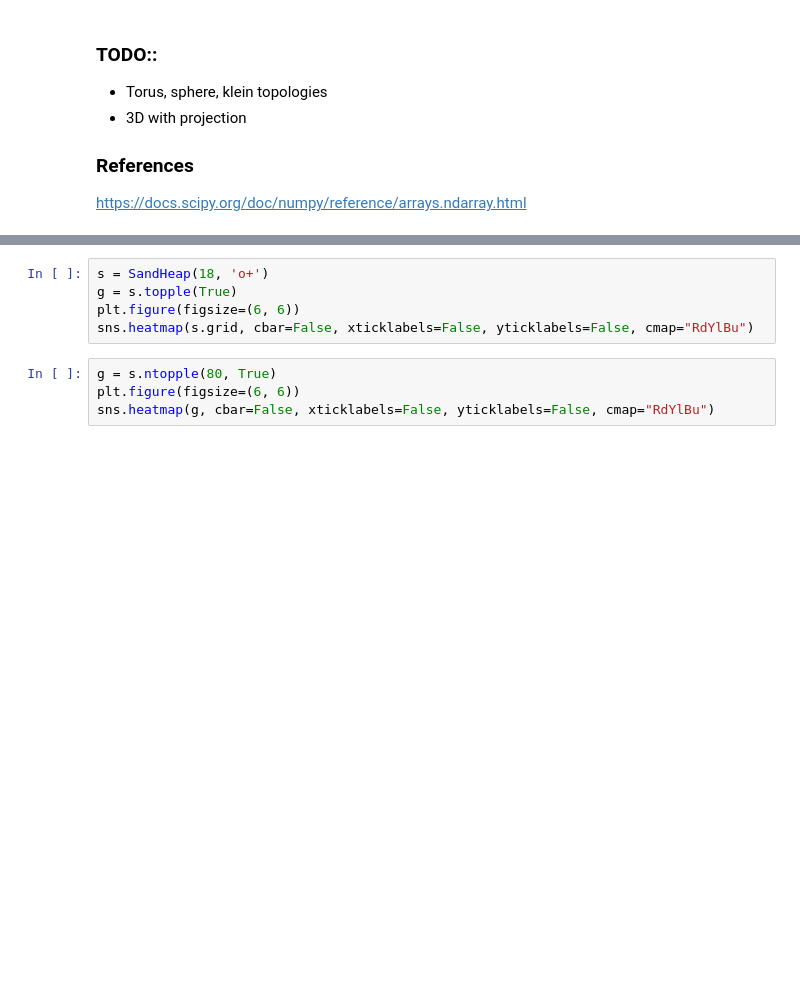
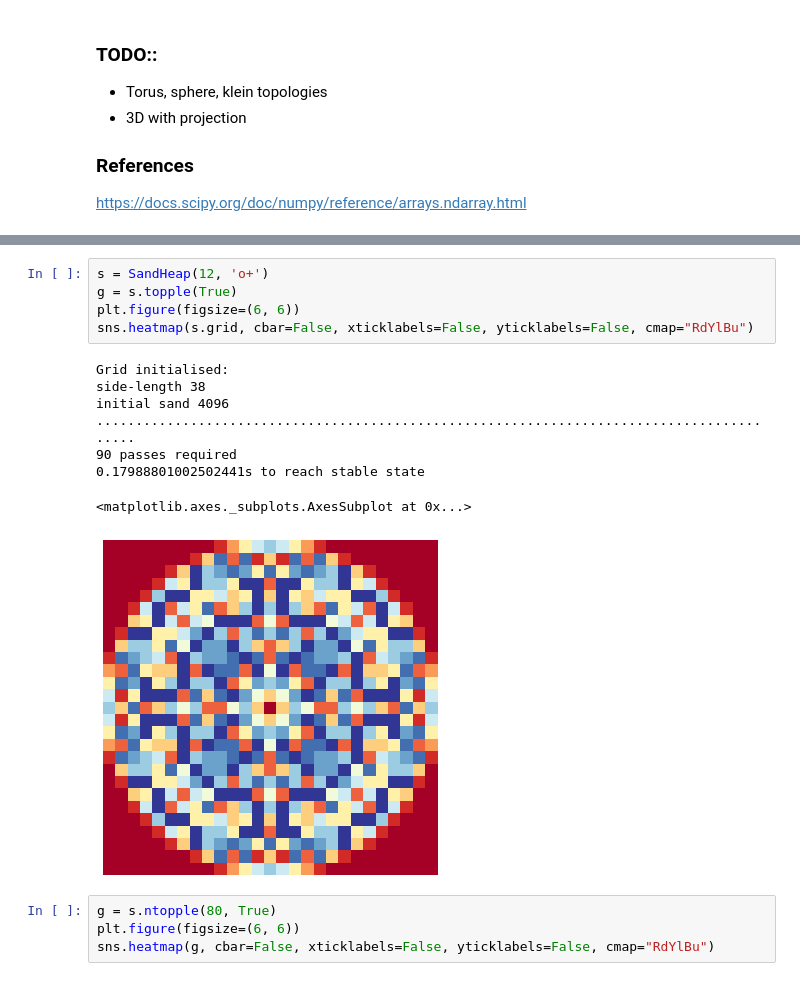
Before and after one commit to sminez/recreational_mathematics, a Jupyter notebook: Sandpiles/Sandpiles.ipynb, the cells around one changed output, grey strips where cells are left out. Drawn from its saved outputs; the diff is of its cells as text; blank space fills up the shorter version.

```diff
--- a/Sandpiles/Sandpiles.ipynb
+++ b/Sandpiles/Sandpiles.ipynb
@@ -26,8 +35,17 @@ res = {
 # %%
-s = SandHeap(18, 'o+')
+s = SandHeap(12, 'o+')
 g = s.topple(True)
 plt.figure(figsize=(6, 6))
 sns.heatmap(s.grid, cbar=False, xticklabels=False, yticklabels=False, cmap="RdYlBu")
+# %% [output]
+Grid initialised:
+side-length 38
+initial sand 4096
+..........................................................................................
+90 passes required
+0.17988801002502441s to reach stable state
+<matplotlib.axes._subplots.AxesSubplot at 0x...>
+[figure, added]
 # %%
 g = s.ntopple(80, True)
 plt.figure(figsize=(6, 6))
```
Also changed, not shown: parts of 4 cells of this notebook, 11 other files.
